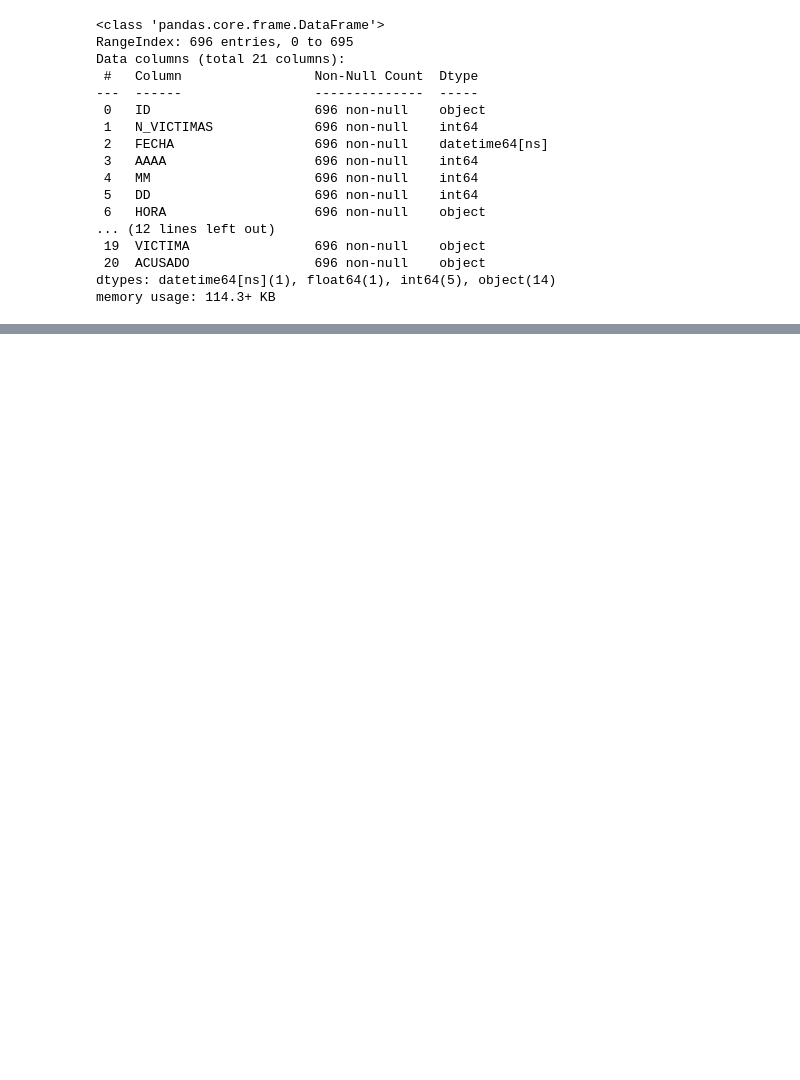
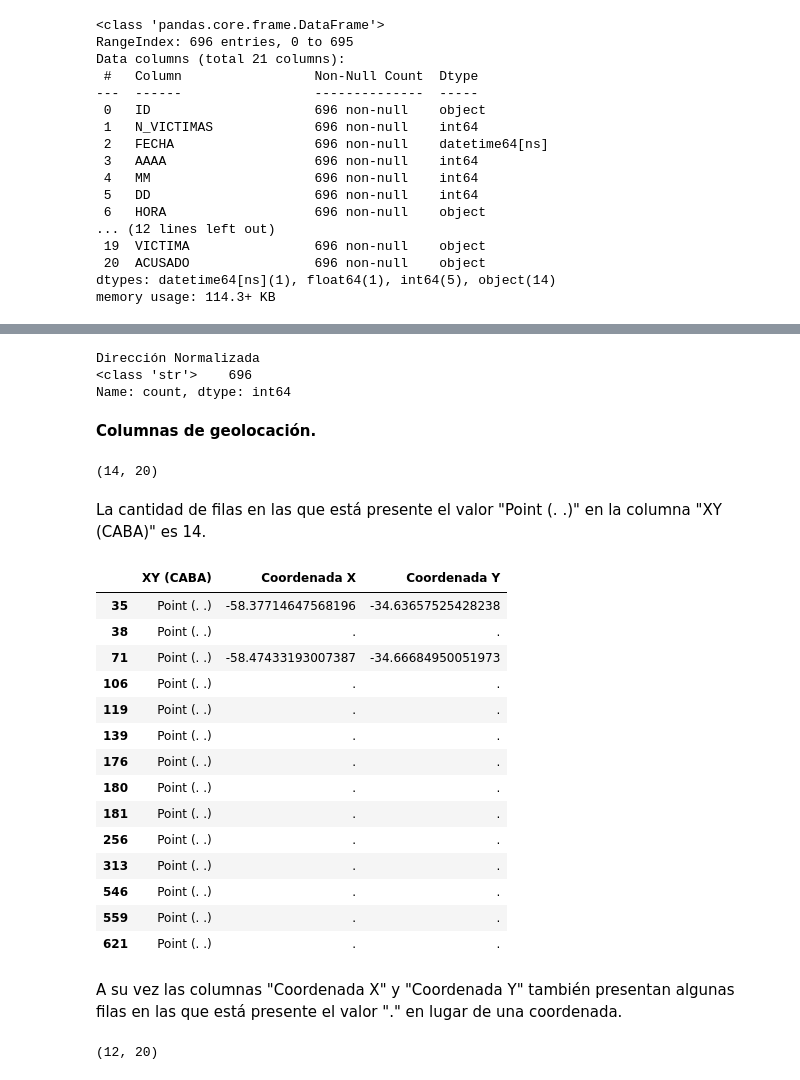
Before and after one commit to FedeZell/PI-Data-Analysis, a Jupyter notebook: Notebooks/ETL.ipynb, the cells around one changed output, grey strips where cells are left out. Saved outputs shown, nothing was run; the diff lists cells and outputs as text; code cells hidden in the pictures; blank space fills up the shorter version.

```diff
--- a/Notebooks/ETL.ipynb
+++ b/Notebooks/ETL.ipynb
@@ -31,0 +292,41 @@ memory usage: 114.3+ KB
+# %%
+tipos_direc = df_hechos['Dirección Normalizada'].apply(type).value_counts()
+tipos_direc
+# %% [output]
+Dirección Normalizada
+<class 'str'>    696
+Name: count, dtype: int64
+# %% [markdown]
+**Columnas de geolocación.**
+# %%
+filas_caba = df_hechos[df_hechos['XY (CABA)'] == 'Point (. .)']
+filas_caba.shape
+# %% [output]
+(14, 20)
+# %% [markdown]
+La cantidad de filas en las que está presente el valor "Point (. .)" en la columna "XY (CABA)" es 14.
+# %%
+filas_caba[['XY (CABA)', 'Coordenada X', 'Coordenada Y']].head(14)
+# %% [output]
+|  | XY (CABA) | Coordenada X | Coordenada Y |
+| 35 | Point (. .) | -58.37714647568196 | -34.63657525428238 |
+| 38 | Point (. .) | . | . |
+| 71 | Point (. .) | -58.47433193007387 | -34.66684950051973 |
+| 106 | Point (. .) | . | . |
+| 119 | Point (. .) | . | . |
+| 139 | Point (. .) | . | . |
+| 176 | Point (. .) | . | . |
+| 180 | Point (. .) | . | . |
+| 181 | Point (. .) | . | . |
+| 256 | Point (. .) | . | . |
+| 313 | Point (. .) | . | . |
+| 546 | Point (. .) | . | . |
+| 559 | Point (. .) | . | . |
+| 621 | Point (. .) | . | . |
+# %% [markdown]
+A su vez las columnas "Coordenada X" y "Coordenada Y" también presentan algunas filas en las que está presente el valor "." en lugar de una coordenada.
+# %%
+filas_xy = df_hechos[(df_hechos['Coordenada X'] == '.') & (df_hechos['Coordenada Y'] == '.')]
+filas_xy.shape
+# %% [output]
+(12, 20)
```
Also changed, not shown: parts of 114 cells of this notebook, 2 other files.
